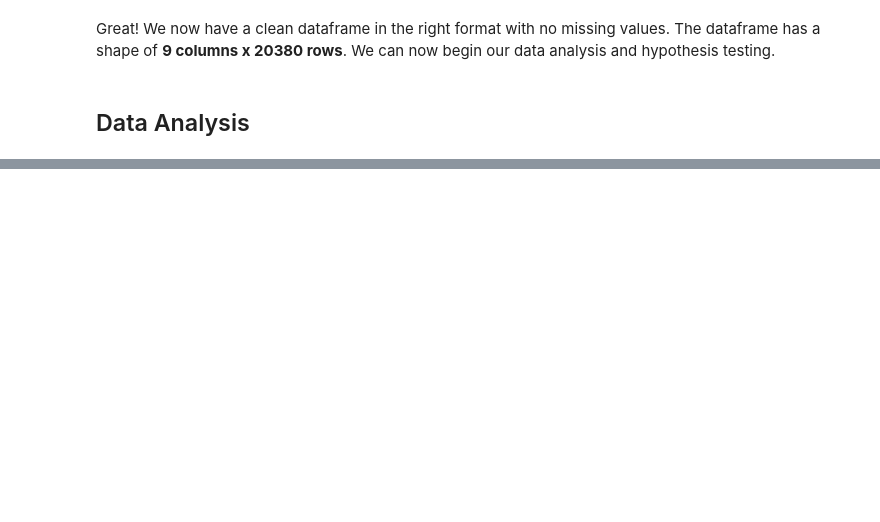
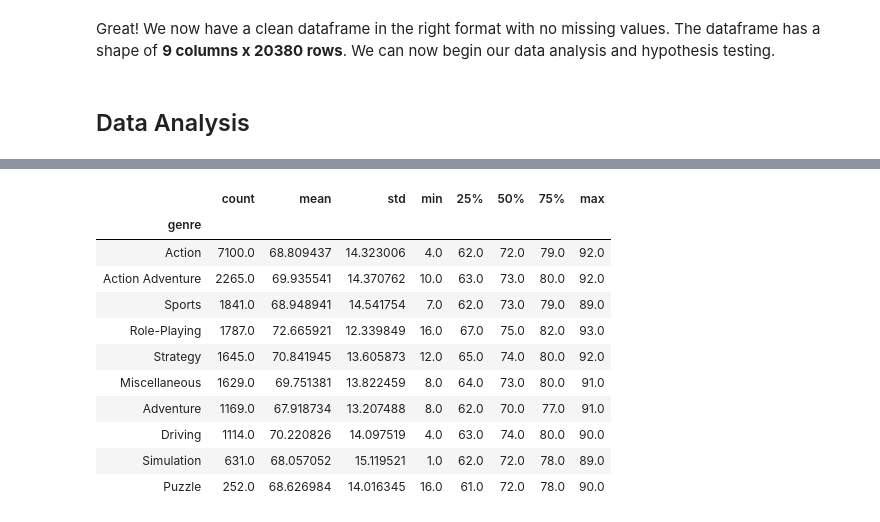
Before and after one commit to songyingho/metacritic_games_statistics, a Jupyter notebook: index.ipynb, the cells around one changed output, grey strips where cells are left out. Saved outputs shown, nothing was run; the diff lists cells and outputs as text; code cells hidden in the pictures; blank space fills up the shorter version.

```diff
--- a/index.ipynb
+++ b/index.ipynb
@@ -125,0 +262,15 @@ Great! We now have a clean dataframe in the right format with no missing values.
+# %%
+df.user_score.groupby(by=df.genre).describe().sort_values(by = 'count', ascending = False).head(10)
+# %% [output]
+|  | count | mean | std | min | 25% | 50% | 75% | max |
+| genre |  |  |  |  |  |  |  |  |
+| Action | 7100.0 | 68.809437 | 14.323006 | 4.0 | 62.0 | 72.0 | 79.0 | 92.0 |
+| Action Adventure | 2265.0 | 69.935541 | 14.370762 | 10.0 | 63.0 | 73.0 | 80.0 | 92.0 |
+| Sports | 1841.0 | 68.948941 | 14.541754 | 7.0 | 62.0 | 73.0 | 79.0 | 89.0 |
+| Role-Playing | 1787.0 | 72.665921 | 12.339849 | 16.0 | 67.0 | 75.0 | 82.0 | 93.0 |
+| Strategy | 1645.0 | 70.841945 | 13.605873 | 12.0 | 65.0 | 74.0 | 80.0 | 92.0 |
+| Miscellaneous | 1629.0 | 69.751381 | 13.822459 | 8.0 | 64.0 | 73.0 | 80.0 | 91.0 |
+| Adventure | 1169.0 | 67.918734 | 13.207488 | 8.0 | 62.0 | 70.0 | 77.0 | 91.0 |
+| Driving | 1114.0 | 70.220826 | 14.097519 | 4.0 | 63.0 | 74.0 | 80.0 | 90.0 |
+| Simulation | 631.0 | 68.057052 | 15.119521 | 1.0 | 62.0 | 72.0 | 78.0 | 89.0 |
+| Puzzle | 252.0 | 68.626984 | 14.016345 | 16.0 | 61.0 | 72.0 | 78.0 | 90.0 |
```
Also changed, not shown: parts of 13 cells of this notebook.
